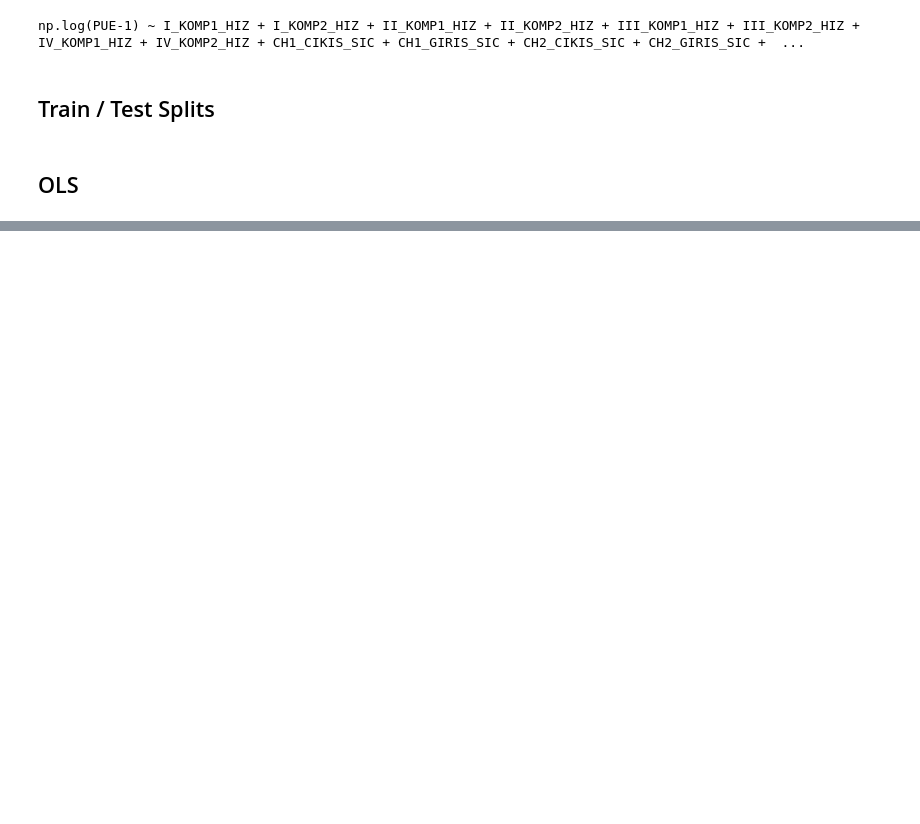
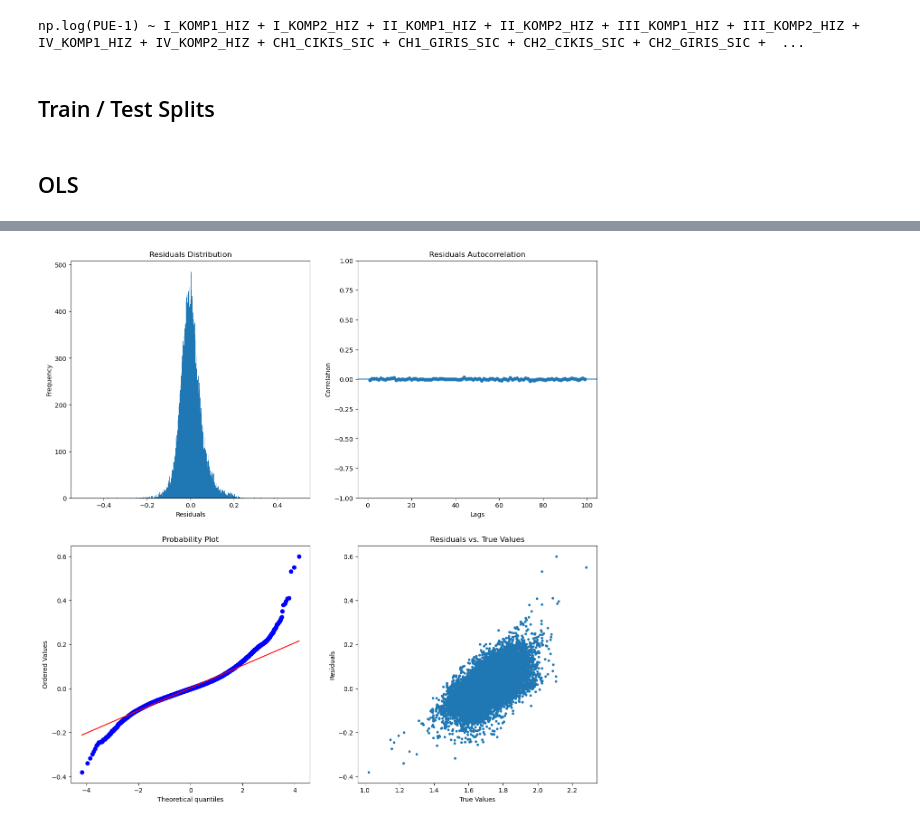
Before and after one commit to boraaktas/INDR491, a Jupyter notebook: jupyter/KS10_PREDICTION.ipynb, the cells around one changed output, grey strips where cells are left out. Drawn from its saved outputs; the diff is of its cells as text; code cells hidden in the pictures; blank space fills up the shorter version.

```diff
--- a/jupyter/KS10_PREDICTION.ipynb
+++ b/jupyter/KS10_PREDICTION.ipynb
@@ -320,3 +334,26 @@ MAPE Train Set =  0.022551921887709773
+# %%
+fig,axes = plt.subplots(2,2,figsize=(15,15))
+axes[0,0].hist(residuals, bins=1000, range=(-0.5,0.5))
+axes[0,0].set_title('Residuals Distribution')
+axes[0,0].set_xlabel('Residuals')
+axes[0,0].set_ylabel('Frequency')
+## residual autocorrelation plot
+from statsmodels.graphics.tsaplots import plot_acf
+plot_acf(residuals, lags=range(1,100), ax=axes[0,1])
+axes[0,1].set_title('Residuals Autocorrelation')
+axes[0,1].set_xlabel('Lags')
+axes[0,1].set_ylabel('Correlation')
+# plot qq plot
+import scipy.stats as stats
+stats.probplot(residuals, dist='norm', plot=axes[1,0])
+## plot residuals
+axes[1,1].plot(y_true, residuals, '.')
+axes[1,1].set_title('Residuals vs. True Values')
+axes[1,1].set_xlabel('True Values')
+axes[1,1].set_ylabel('Residuals')
+plt.show()
+# %% [output]
+[figure, added]
 # %%
 y_pred = np.exp(reg_model.predict(test))+1
 y_true = test['PUE']
```
Also changed, not shown: parts of 33 cells of this notebook.
